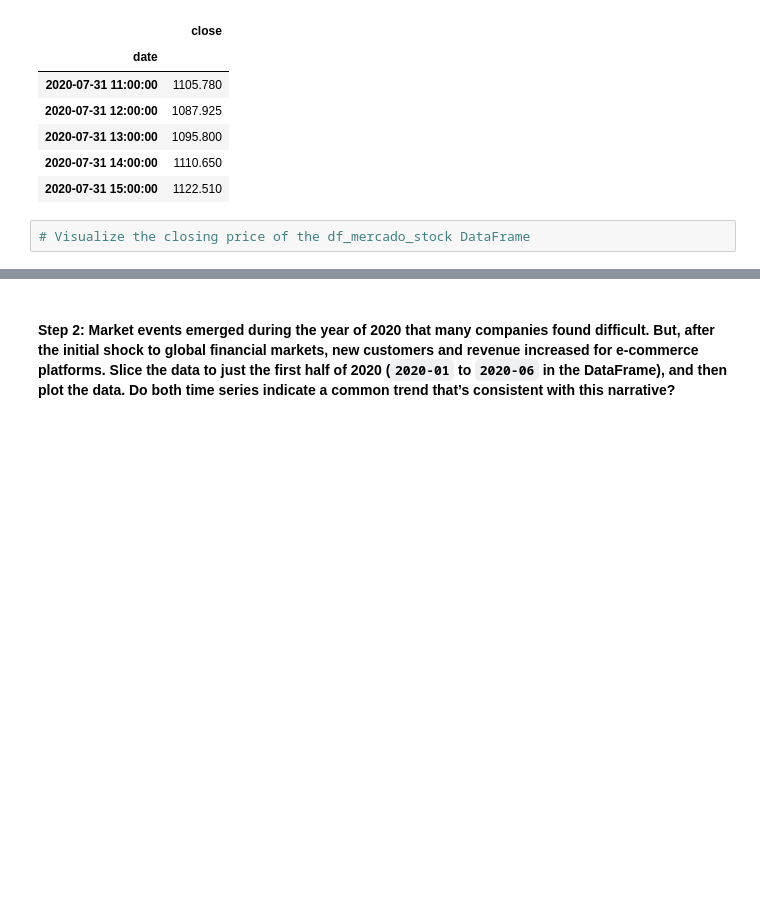
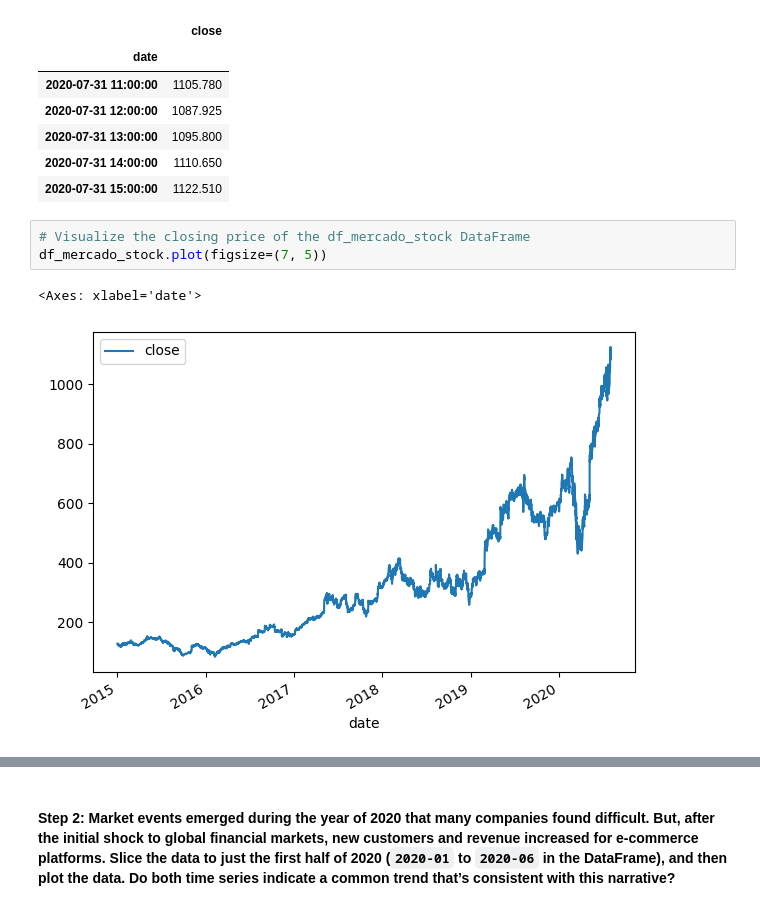
Before and after one commit to edoucet-AI/phophet-challenge, a Jupyter notebook: forecasting_net_prophet.ipynb, the cells around one changed output, grey strips where cells are left out. Cells and saved outputs as stored; diff of their text form; blank space fills up the shorter version.

```diff
--- a/forecasting_net_prophet.ipynb
+++ b/forecasting_net_prophet.ipynb
@@ -301,6 +301,10 @@ display(df_mercado_stock.tail())
 | 2020-07-31 15:00:00 | 1122.510 |
 # %%
 # Visualize the closing price of the df_mercado_stock DataFrame
+df_mercado_stock.plot(figsize=(7, 5))
+# %% [output]
+<Axes: xlabel='date'>
+[figure, added]
 # %%
 # Concatenate the df_mercado_stock DataFrame with the df_mercado_trends DataFrame
 # Concatenate the DataFrame by columns (axis=1), and drop and rows with only one column of data
```
Also changed, not shown: parts of 9 cells of this notebook.
